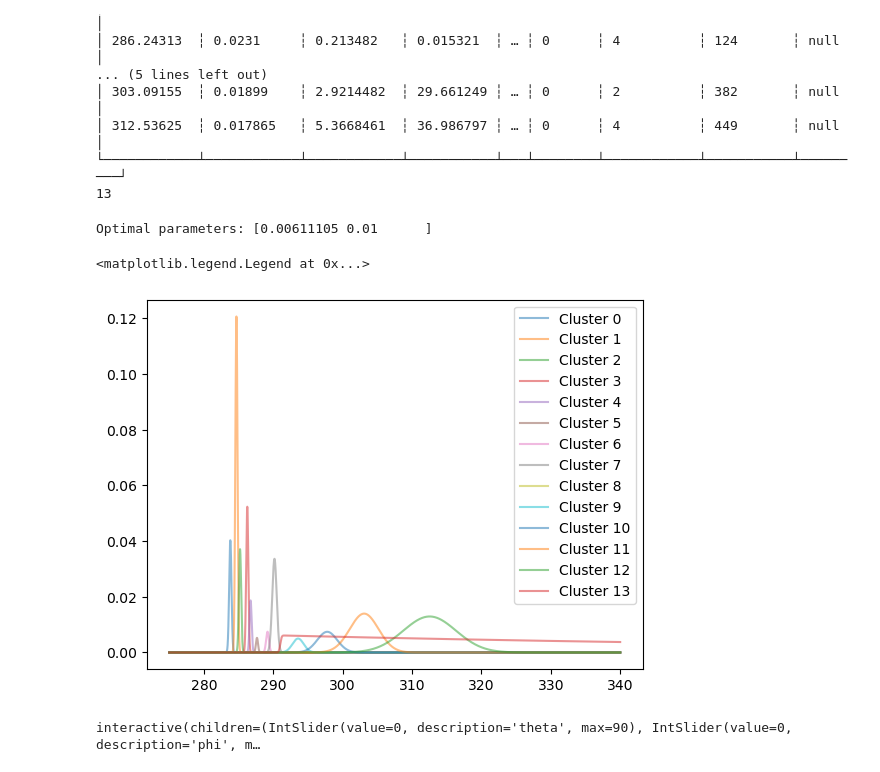
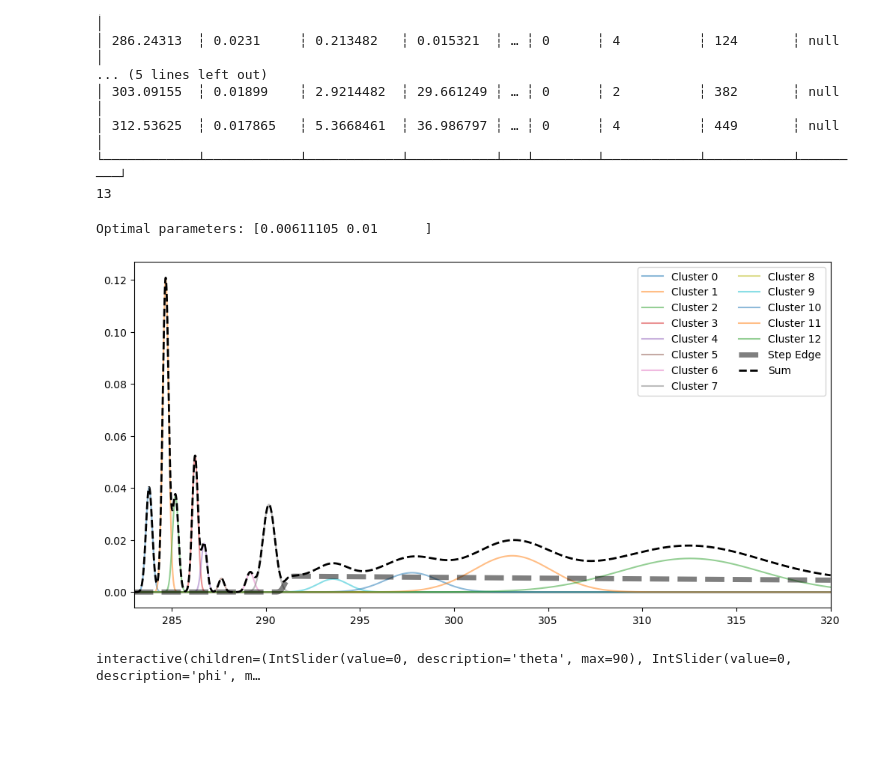
Before and after one commit to WSU-Carbon-Lab/xrr_notebooks, a Jupyter notebook: optical models/dft_ocs.ipynb, the cells around one changed output. Saved outputs shown, nothing was run; the diff lists cells and outputs as text; code cells hidden in the pictures; blank space fills up the shorter version.

```diff
--- a/optical models/dft_ocs.ipynb
+++ b/optical models/dft_ocs.ipynb
@@ -69,37 +69,44 @@ def step(loc: float, width: float, anchor_en: list, anchor: list):
         decay = np.exp(-d*(e-p-w))
         return np.concatenate((ip[e <= p + w], ip[e > p + w]*decay[e > p + w]))
 
     popt, pcov = curve_fit(step_edge, anchor_en, anchor, p0=[np.max(anchor), 0.01], bounds=([np.min(anchor), .01], [np.max(anchor), .5]))
     print("Optimal parameters:", popt)
     en = np.linspace(275, 340, 100000)
     return step_edge(en, *popt), en
 
 def combine_ma(df, theta = 0, phi = 0):
     ma = []
     for cluser in range(len(df)):
         ma_, en = sim_ma_cluster(df, cluser, theta, phi)
         ma.append(ma_)
 
     anchor = []
     anchor_en = []
     for i in range(len(ma)):
         max_int = np.max(ma[i][en > 291])
         anchor.append(max_int)
         anchor_en.append(en[np.where(ma[i] == max_int)[0][0]])
     step_edge, en = step(291, 0.1, anchor_en, anchor)
     ma.append(step_edge)
     return ma, en
 
 import matplotlib.pyplot as plt
 ma, en = combine_ma(df,theta=0, phi=0)
 
 for i in range(len(ma)):
-    plt.plot(en, ma[i], label=f"Cluster {i}", alpha=0.5)
-plt.legend()
+    if i == len(ma) - 1:
+        plt.plot(en, ma[i], label="Step Edge", alpha=0.5, color="black", linestyle="--", linewidth=5)
+    else:
+        plt.plot(en, ma[i], label=f"Cluster {i}", alpha=0.5)
+
+plt.plot(en, np.sum(ma, axis=0), label="Sum", color="black", linestyle="--", linewidth=2)
+plt.legend(ncols = 2)
+plt.xlim(283, 320)
+# Set figsize
+plt.gcf().set_size_inches(12, 6)
 # %% [output]
 Optimal parameters: [0.00611105 0.01      ]
-<matplotlib.legend.Legend at 0x...>
-[figure, old version]
+[figure, new version]
 # %%
 import matplotlib.pyplot as plt
 import ipywidgets as widgets
```
